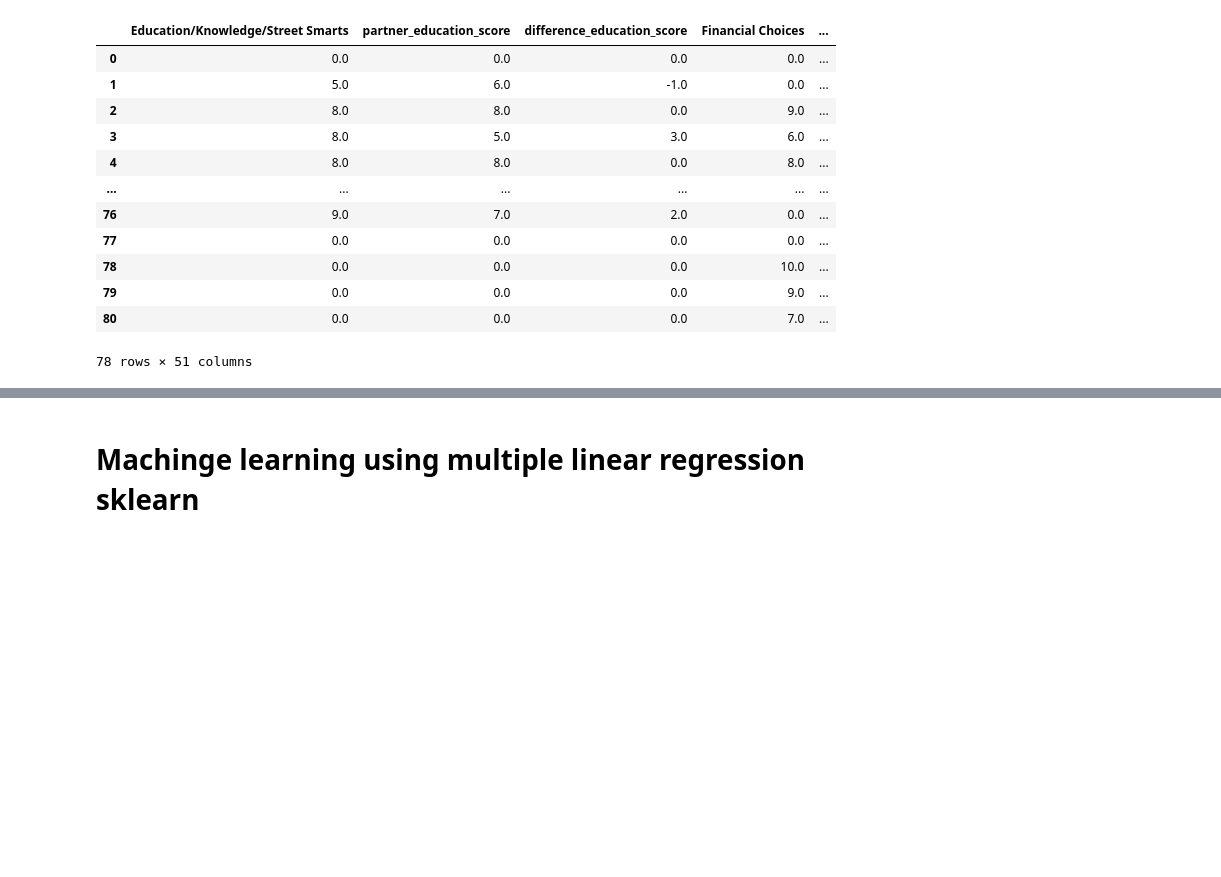
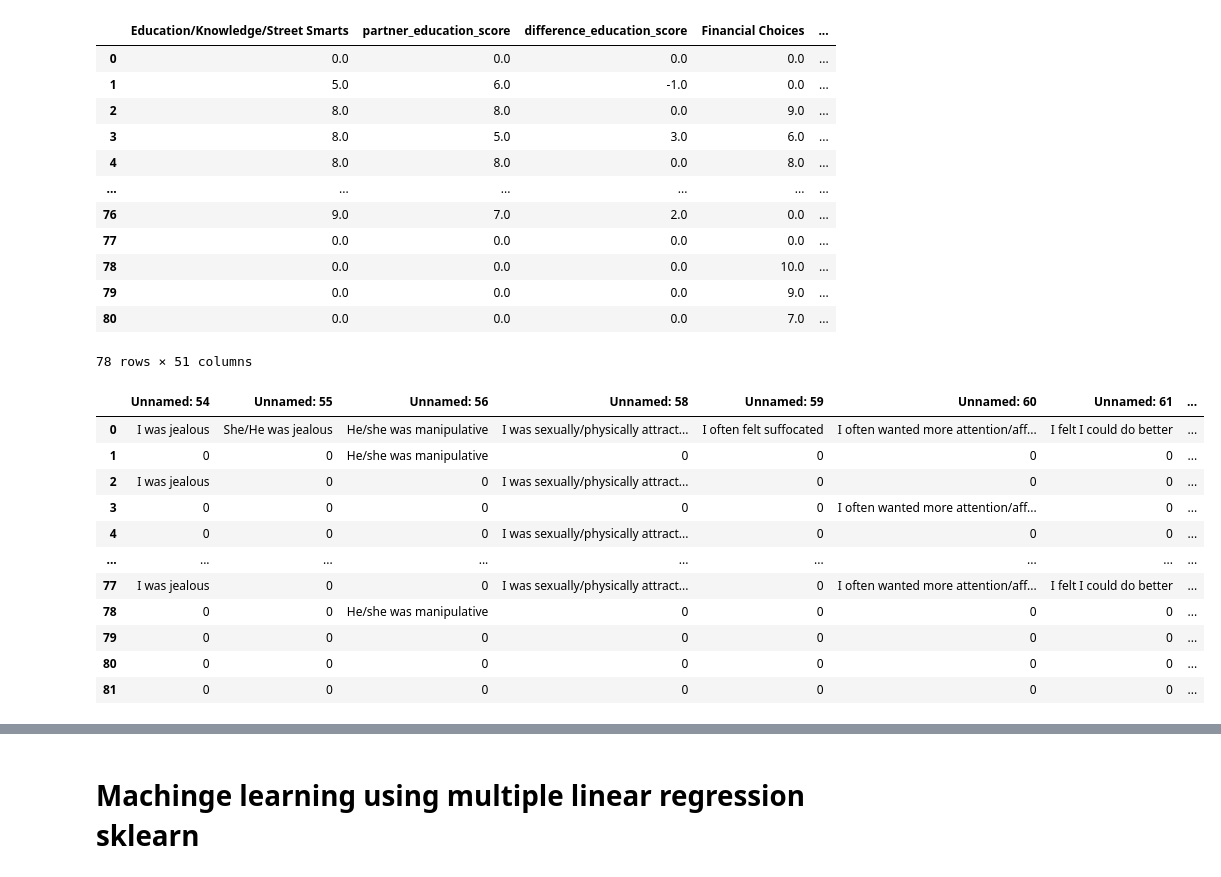
Before and after one commit to zoeycharif/theloveformula, a Jupyter notebook: survey_data.ipynb, the cells around one changed output, grey strips where cells are left out. Drawn from its saved outputs; the diff is of its cells as text; code cells hidden in the pictures; blank space fills up the shorter version.

```diff
--- a/survey_data.ipynb
+++ b/survey_data.ipynb
@@ -86,6 +86,19 @@ titles
 | 80 | 0.0 | 0.0 | 0.0 | 7.0 | ... |
 78 rows × 51 columns
 # %%
-successful = surveyRaw.loc[['Unnamed: 54':'Unnamed: 82']].fillna(0)
+successful = surveyRaw.iloc[:,32:55]
+successful = successful.fillna(0)
 successful
 # %% [output]
+|  | Unnamed: 54 | Unnamed: 55 | Unnamed: 56 | Unnamed: 58 | Unnamed: 59 | Unnamed: 60 | Unnamed: 61 | ... |
+| 0 | I was jealous | She/He was jealous | He/she was manipulative | I was sexually/physically attract... | I often felt suffocated | I often wanted more attention/aff... | I felt I could do better | ... |
+| 1 | 0 | 0 | He/she was manipulative | 0 | 0 | 0 | 0 | ... |
+| 2 | I was jealous | 0 | 0 | I was sexually/physically attract... | 0 | 0 | 0 | ... |
+| 3 | 0 | 0 | 0 | 0 | 0 | I often wanted more attention/aff... | 0 | ... |
+| 4 | 0 | 0 | 0 | I was sexually/physically attract... | 0 | 0 | 0 | ... |
+| ... | ... | ... | ... | ... | ... | ... | ... | ... |
+| 77 | I was jealous | 0 | 0 | I was sexually/physically attract... | 0 | I often wanted more attention/aff... | I felt I could do better | ... |
+| 78 | 0 | 0 | He/she was manipulative | 0 | 0 | 0 | 0 | ... |
+| 79 | 0 | 0 | 0 | 0 | 0 | 0 | 0 | ... |
+| 80 | 0 | 0 | 0 | 0 | 0 | 0 | 0 | ... |
+| 81 | 0 | 0 | 0 | 0 | 0 | 0 | 0 | ... |
```
Also changed, not shown: parts of 2 cells of this notebook.
